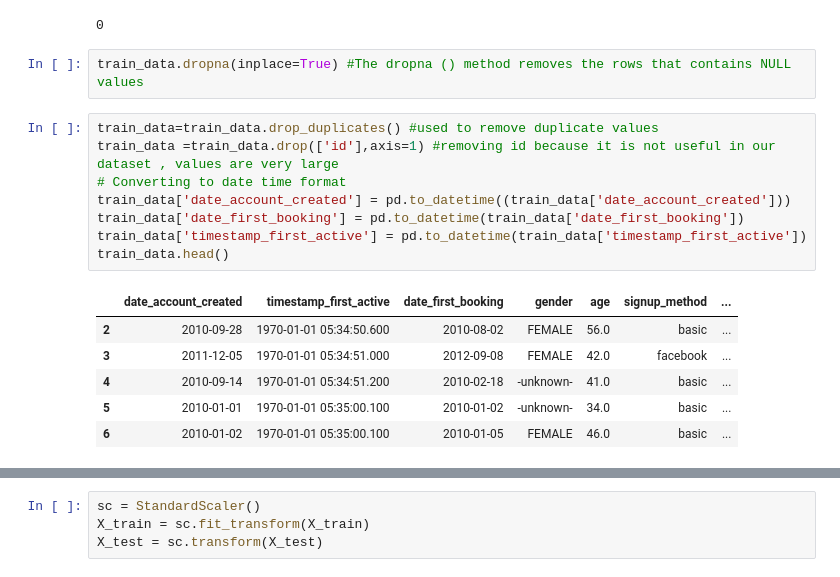
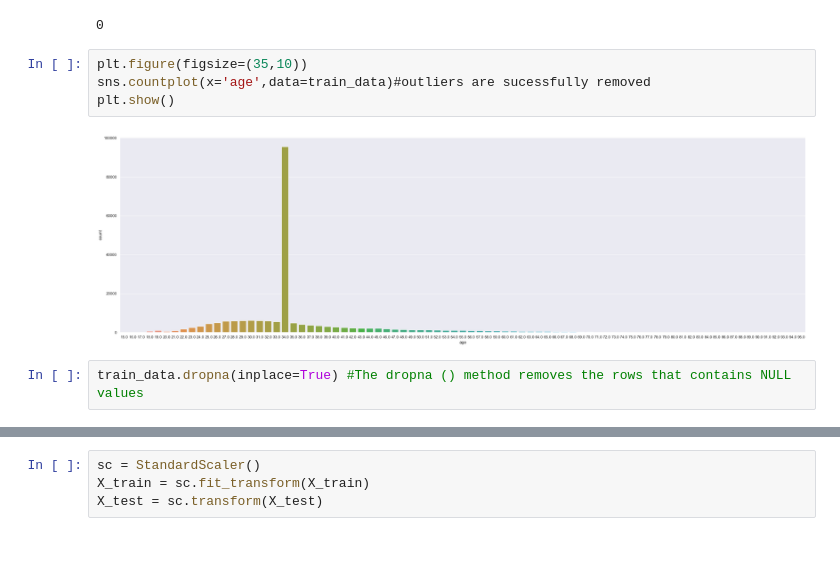
Before and after one commit to Shaimaa-moh/Mining-Project, a Jupyter notebook: Mining2.ipynb, the cells around one changed output, grey strips where cells are left out. Cells and saved outputs as stored; diff of their text form; blank space fills up the shorter version.

```diff
--- a/Mining2.ipynb
+++ b/Mining2.ipynb
@@ -16,20 +83,11 @@ train_data['age']= train_data['age'].fillna(train_data['age'].median())
 train_data.age.isnull().sum()#checking for null values after filling
 # %% [output]
 0
+# %%
+plt.figure(figsize=(35,10))
+sns.countplot(x='age',data=train_data)#outliers are sucessfully removed
+plt.show()
+# %% [output]
+[figure, added]
 # %%
 train_data.dropna(inplace=True) #The dropna () method removes the rows that contains NULL values
-# %%
-train_data=train_data.drop_duplicates() #used to remove duplicate values
-train_data =train_data.drop(['id'],axis=1) #removing id because it is not useful in our dataset , values are very large
-# Converting to date time format
-train_data['date_account_created'] = pd.to_datetime((train_data['date_account_created']))
-train_data['date_first_booking'] = pd.to_datetime(train_data['date_first_booking'])
-train_data['timestamp_first_active'] = pd.to_datetime(train_data['timestamp_first_active'])
-train_data.head()
-# %% [output]
-|  | date_account_created | timestamp_first_active | date_first_booking | gender | age | signup_method | ... |
-| 2 | 2010-09-28 | 1970-01-01 05:34:50.600 | 2010-08-02 | FEMALE | 56.0 | basic | ... |
-| 3 | 2011-12-05 | 1970-01-01 05:34:51.000 | 2012-09-08 | FEMALE | 42.0 | facebook | ... |
-| 4 | 2010-09-14 | 1970-01-01 05:34:51.200 | 2010-02-18 | -unknown- | 41.0 | basic | ... |
-| 5 | 2010-01-01 | 1970-01-01 05:35:00.100 | 2010-01-02 | -unknown- | 34.0 | basic | ... |
-| 6 | 2010-01-02 | 1970-01-01 05:35:00.100 | 2010-01-05 | FEMALE | 46.0 | basic | ... |
```
Also changed, not shown: parts of 31 cells of this notebook.
